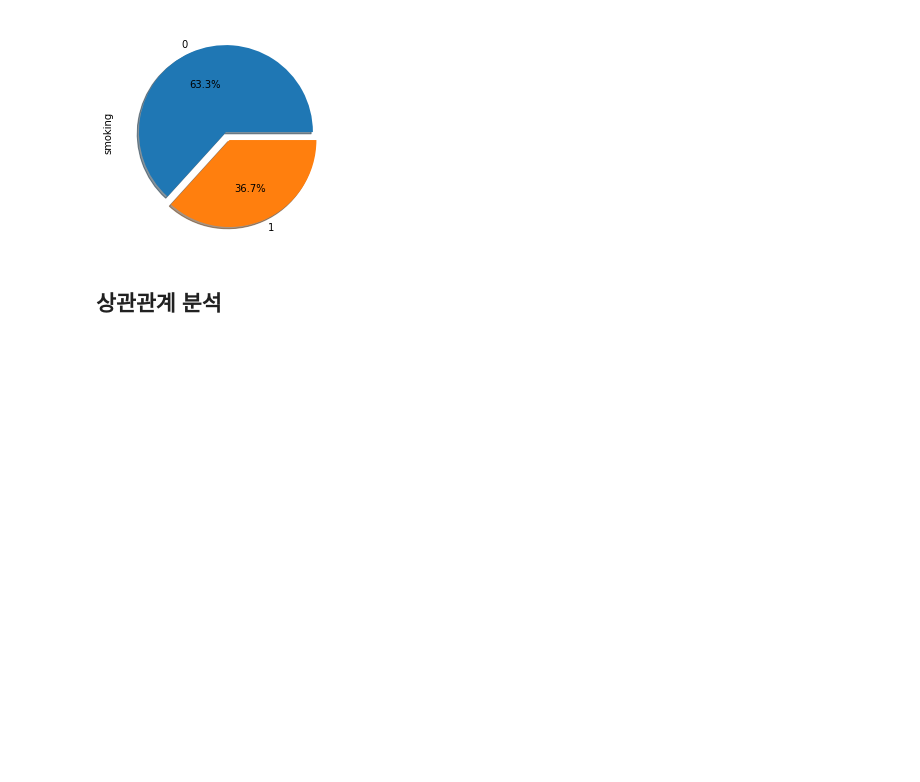
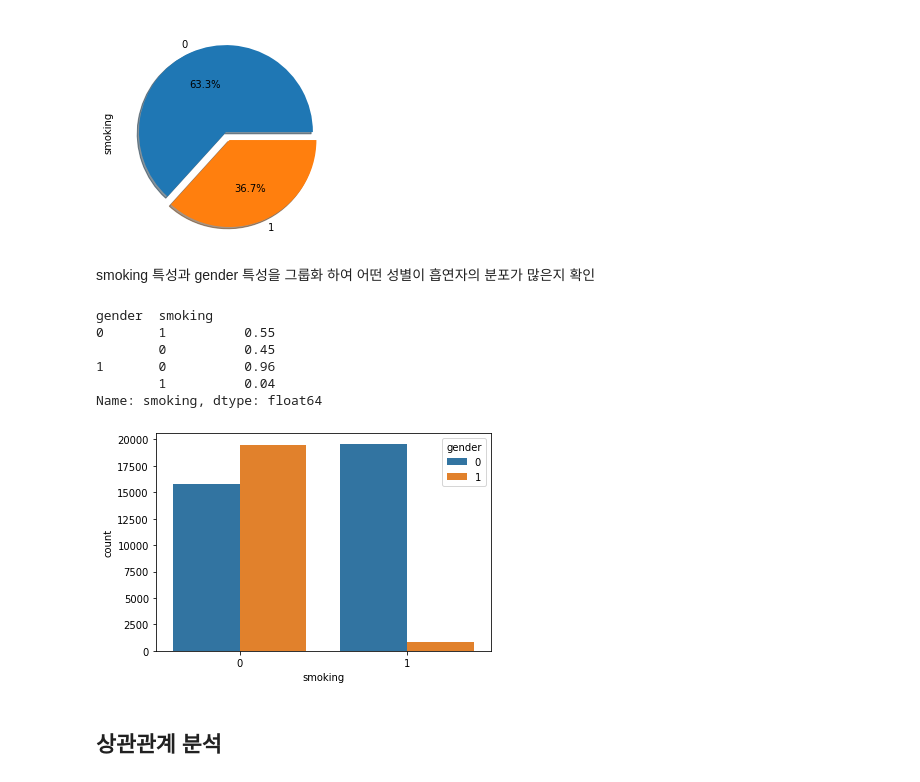
Before and after one commit to swon95/ML_Body-signal-of-smoking, a Jupyter notebook: Body_signal_of_smoking.ipynb, the cells around one changed output. Saved outputs shown, nothing was run; the diff lists cells and outputs as text; code cells hidden in the pictures; blank space fills up the shorter version.

```diff
--- a/Body_signal_of_smoking.ipynb
+++ b/Body_signal_of_smoking.ipynb
@@ -214,6 +249,24 @@ df['smoking'].value_counts().plot.pie(explode=[0,0.1],autopct='%1.1f%%',shadow=T
 # %% [output]
 <matplotlib.axes._subplots.AxesSubplot at 0x...>
 [figure]
+# %% [markdown]
+smoking 특성과 gender 특성을 그룹화 하여 어떤 성별이 흡연자의 분포가 많은지 확인
+# %%
+# gender 0-M, 1-F
+# 남성의 경우 비등한 분포를 알 수 있고, 여성의 경우 편향된 분포를 알 수 있다.
+df.groupby('gender')['smoking'].value_counts(normalize=True).round(2)
+# %% [output]
+gender  smoking
+0       1          0.55
+        0          0.45
+1       0          0.96
+        1          0.04
+Name: smoking, dtype: float64
+# %%
+sns.countplot(x="smoking", hue="gender", data=df)
+plt.show()
+# %% [output]
+[figure, added]
 # %% [markdown]
 ## 상관관계 분석
 # %%
```
Also changed, not shown: parts of 68 cells of this notebook.
